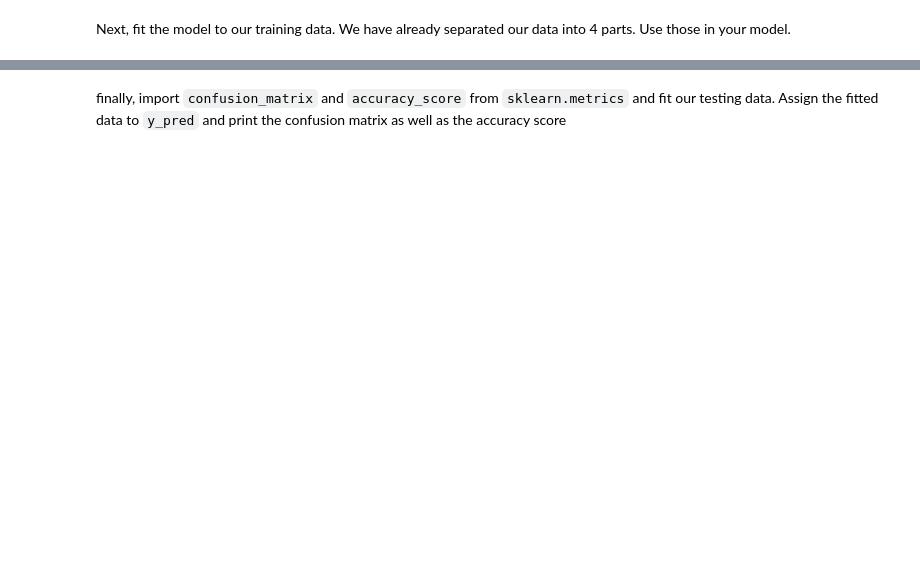
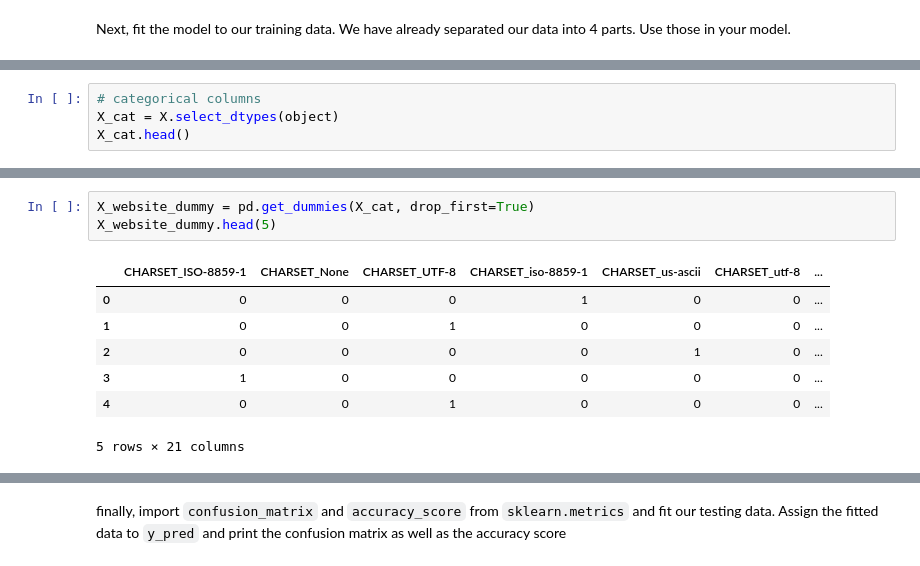
Before and after one commit to Marinasel86/supervised-learning-classification, a Jupyter notebook: your-code/main.ipynb, the cells around one changed output, grey strips where cells are left out. Cells and saved outputs as stored; diff of their text form; blank space fills up the shorter version.

```diff
--- a/your-code/main.ipynb
+++ b/your-code/main.ipynb
@@ -531,0 +484,4 @@ Next, fit the model to our training data. We have already separated our data int
+# %%
+# categorical columns
+X_cat = X.select_dtypes(object)
+X_cat.head()
@@ -531,0 +495,11 @@ Next, fit the model to our training data. We have already separated our data int
+# %%
+X_website_dummy = pd.get_dummies(X_cat, drop_first=True)
+X_website_dummy.head(5)
+# %% [output]
+|  | CHARSET_ISO-8859-1 | CHARSET_None | CHARSET_UTF-8 | CHARSET_iso-8859-1 | CHARSET_us-ascii | CHARSET_utf-8 | ... |
+| 0 | 0 | 0 | 0 | 1 | 0 | 0 | ... |
+| 1 | 0 | 0 | 1 | 0 | 0 | 0 | ... |
+| 2 | 0 | 0 | 0 | 0 | 1 | 0 | ... |
+| 3 | 1 | 0 | 0 | 0 | 0 | 0 | ... |
+| 4 | 0 | 0 | 1 | 0 | 0 | 0 | ... |
+5 rows × 21 columns
```
Also changed, not shown: parts of 68 cells of this notebook.
